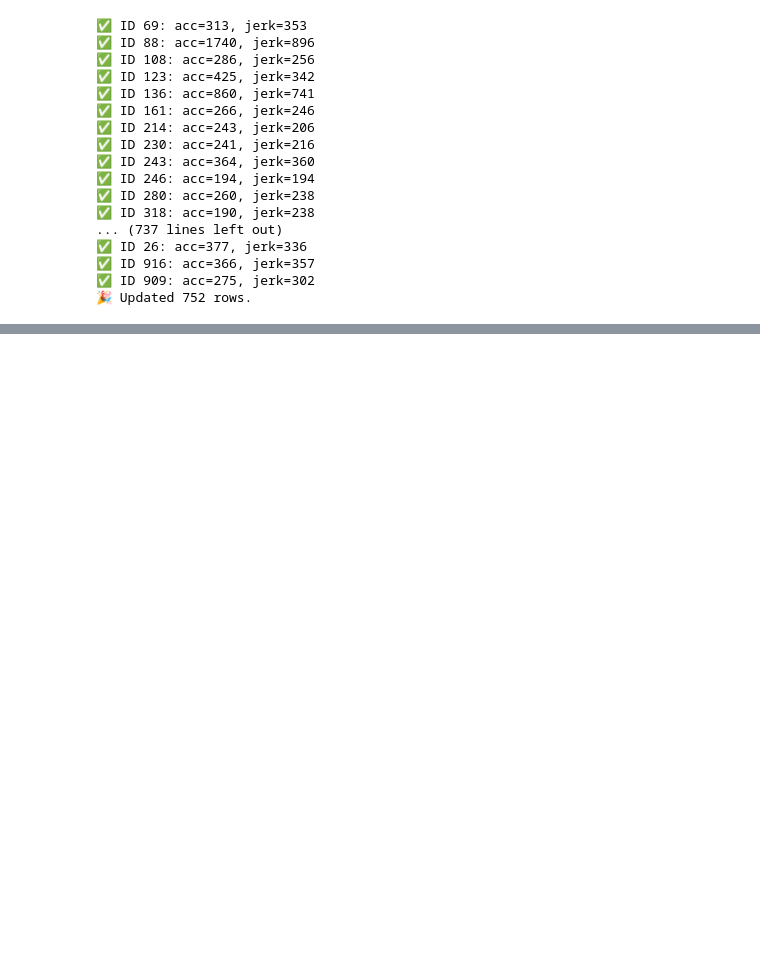
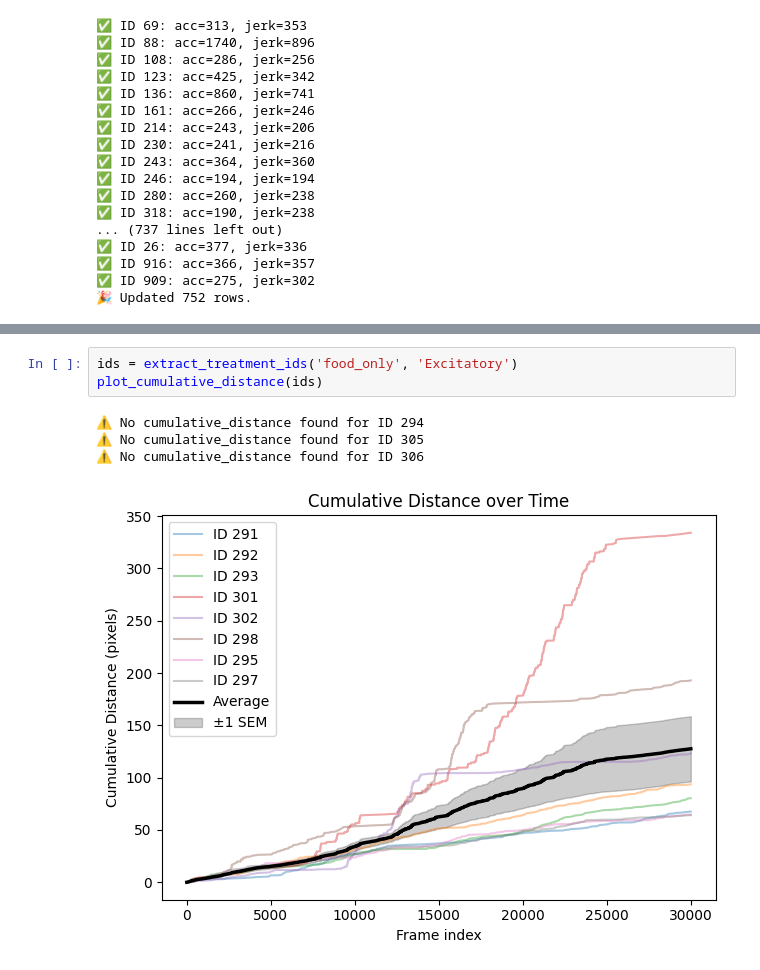
Before and after one commit to atanugiri/GhrelinBehaviorQuantification, a Jupyter notebook: Python_scripts/Untitled.ipynb, the cells around one changed output, grey strips where cells are left out. Drawn from its saved outputs; the diff is of its cells as text; blank space fills up the shorter version.

```diff
--- a/Python_scripts/Untitled.ipynb
+++ b/Python_scripts/Untitled.ipynb
@@ -326,0 +350,8 @@ plot_cumulative_distance([1, 2, 3])
+# %%
+ids = extract_treatment_ids('food_only', 'Excitatory')
+plot_cumulative_distance(ids)
+# %% [output]
+⚠️ No cumulative_distance found for ID 294
+⚠️ No cumulative_distance found for ID 305
+⚠️ No cumulative_distance found for ID 306
+[figure, added]
```
Also changed, not shown: parts of 11 cells of this notebook, 3 other files.
